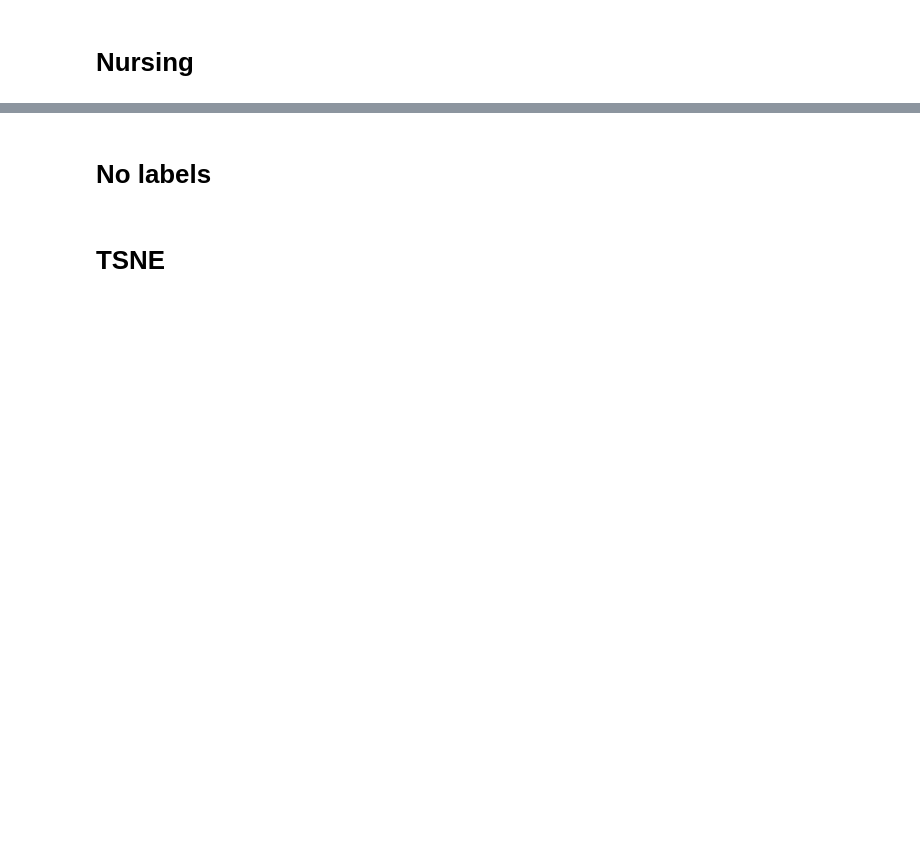
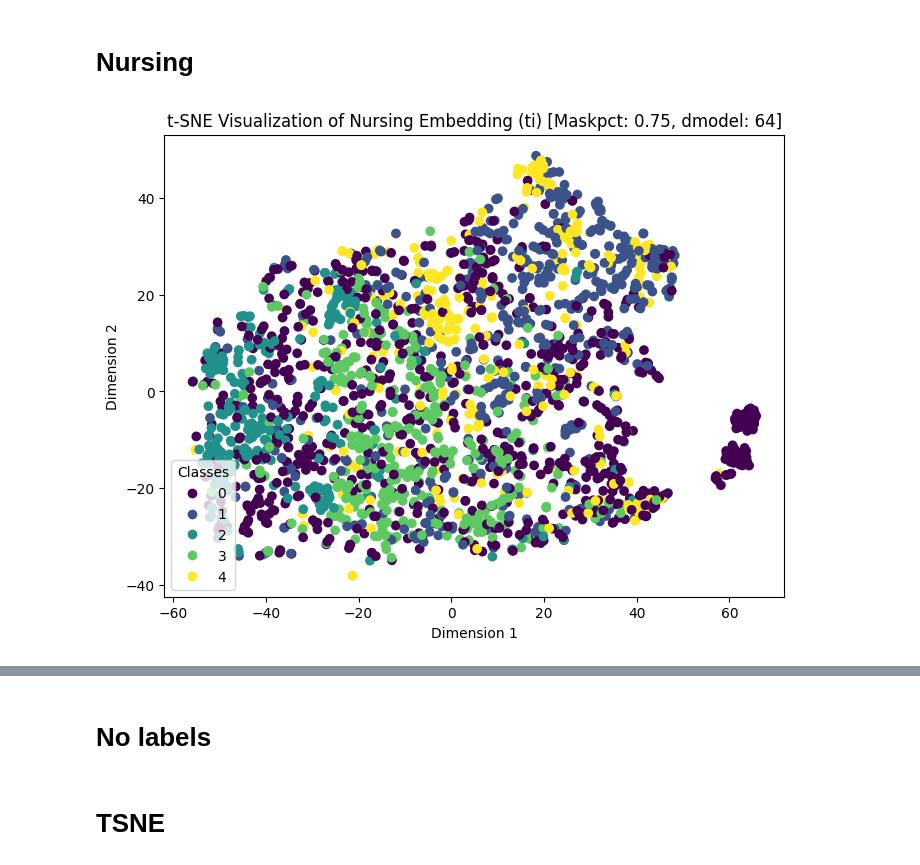
Before and after one commit to Musa-Azeem/eating-detection, a Jupyter notebook: masked_autoencoder.ipynb, the cells around one changed output, grey strips where cells are left out. Saved outputs shown, nothing was run; the diff lists cells and outputs as text; code cells hidden in the pictures; blank space fills up the shorter version.

```diff
--- a/masked_autoencoder.ipynb
+++ b/masked_autoencoder.ipynb
@@ -26,9 +31,8 @@ CONFIG = {
 }
 # %%
-WINSIZE = 3001
 trainloader, testloader = load_raw(
     RAW_DIR,
-    WINSIZE,
+    CONFIG['WINDOW_SIZE'],
     # n_hours=20,
     # sessions=['2023-11-02_13_55_22'],
     test_size=CONFIG['TEST_SIZE'],
@@ -62,5 +132,5 @@ model.load_state_dict(torch.load('/home/musa/eating/eating-detection/dev/9_regne
 # %%
 for X in testloader:
-    x = X.view(-1, 3, WINSIZE).to(DEVICE)
+    x = X.to(CONFIG['DEVICE'])
     logits = model(x).detach().cpu()
     break
@@ -83,9 +151,13 @@ fig.show(renderer='browser')
 # %%
 from lib.data.dataloading import load_nursing_5_class
 
-WINSIZE = 3001
-DEVICE = 'cuda:1'
-nursing_trainloader, nursing_testloader = load_nursing_5_class(range(11,20), WINSIZE, test_size=0.8, batch_size=128, window=False)
+nursing_trainloader, nursing_testloader = load_nursing_5_class(
+    range(11,71),
+    CONFIG['WINDOW_SIZE'],
+    test_size=0.9,
+    batch_size=CONFIG['BATCH_SIZE'],
+    stride=CONFIG['WINDOW_STRIDE'],
+)
 # %%
 embedding = []
 Xs = []
@@ -95,16 +167,13 @@ for i,(X,y) in enumerate(tqdm(nursing_testloader)):
     with torch.no_grad():
         Xs.append(X)
         ys.append(y)
-        X = X.view(-1, 3, WINSIZE)
-        X = X.to(DEVICE)
+        X = X.view(-1, 3, CONFIG['WINDOW_SIZE'])
+        X = X.to(CONFIG['DEVICE'])
         x = model.e(X)
         embedding.append(x.detach().cpu().mean(dim=2))
         x = model.transformer_encoder(x)
         embedding_c.append(x.detach().cpu().mean(dim=2))
 
-    if i == 100:
-        break
-
 embedding = torch.cat(embedding, dim=0)
 Xs = torch.cat(Xs, dim=0)
 ys = torch.cat(ys, dim=0)
@@ -112,27 +181,29 @@ embedding_c = torch.cat(embedding_c, dim=0)
 # %%
 from sklearn.manifold import TSNE
 from sklearn.cluster import KMeans
 from sklearn.decomposition import PCA
 
 emb_np = embedding.numpy()
 
 # Applying t-SNE to reduce the dimensions to 2
 tsne = TSNE(n_components=2)
 data_tsne = tsne.fit_transform(emb_np)
 
 plt.figure(figsize=(8, 6))
 scatter = plt.scatter(data_tsne[:, 0], data_tsne[:, 1], marker='o', c=ys)#, c=cluster_labels, cmap='viridis')
-plt.title('t-SNE Visualization of Embedding (ti) with 2 components')
+plt.title(f't-SNE Visualization of Nursing Embedding (ti) [Maskpct: {CONFIG["MASKPCT"]}, dmodel: {CONFIG["DMODEL"]}]')
 plt.xlabel('Dimension 1')
 plt.ylabel('Dimension 2')
 plt.legend(*scatter.legend_elements(), loc="lower left", title="Classes")
 plt.show()
 
 # 'NONE':0,
 # 'Eating':1,
 # 'Exercise':2,
 # 'Medication':3,
 # 'Smoking':4,
+# %% [output]
+[figure, added]
 # %%
 from sklearn.manifold import TSNE
 from sklearn.cluster import KMeans
```
Also changed, not shown: parts of 14 cells of this notebook, 4 other files.
